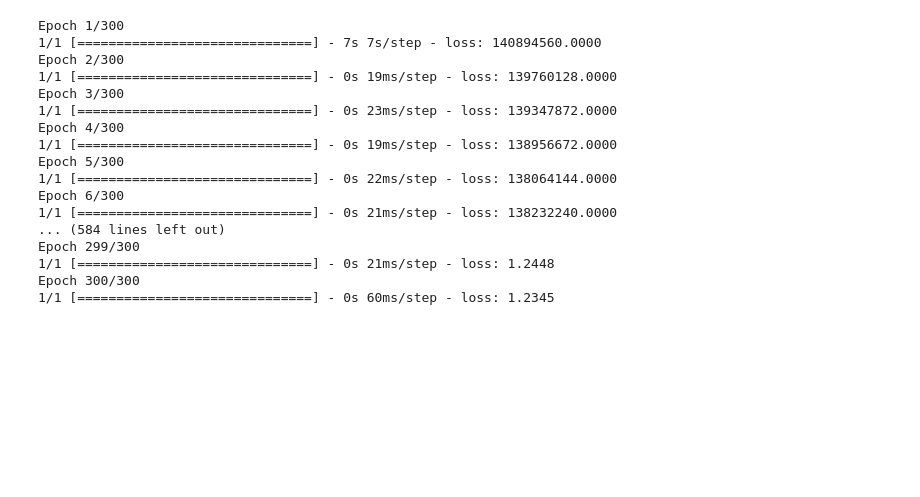
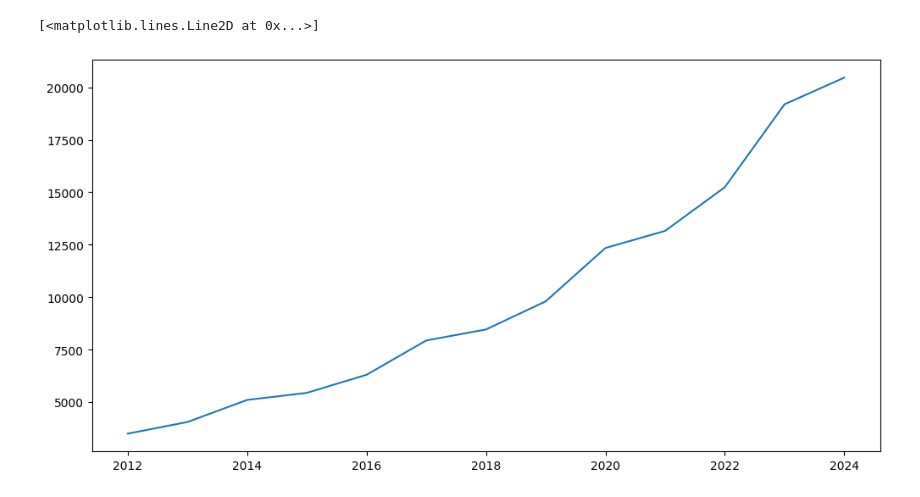
Before and after one commit to Aravind8967/Stock-Prediction, a Jupyter notebook: predict.ipynb, the cells around one changed output. Saved outputs shown, nothing was run; the diff lists cells and outputs as text; code cells hidden in the pictures; blank space fills up the shorter version.

```diff
--- a/predict.ipynb
+++ b/predict.ipynb
@@ -80,21 +52,6 @@ plt.plot(future_revenue['years'], future_revenue['values'])
-# %%
-predict_revenue = PredictValues(get_prev_values['years'], get_prev_values['net_income'])
-future_revenue = predict_revenue.get_future_values(c_details['net_income'], 2030)
-# %% [output]
-Epoch 1/300
-1/1 [==============================] - 7s 7s/step - loss: 140894560.0000
-Epoch 2/300
-1/1 [==============================] - 0s 19ms/step - loss: 139760128.0000
-Epoch 3/300
-1/1 [==============================] - 0s 23ms/step - loss: 139347872.0000
-Epoch 4/300
-1/1 [==============================] - 0s 19ms/step - loss: 138956672.0000
-Epoch 5/300
-1/1 [==============================] - 0s 22ms/step - loss: 138064144.0000
-Epoch 6/300
-1/1 [==============================] - 0s 21ms/step - loss: 138232240.0000
-... (584 lines left out)
-Epoch 299/300
-1/1 [==============================] - 0s 21ms/step - loss: 1.2448
-Epoch 300/300
-1/1 [==============================] - 0s 60ms/step - loss: 1.2345
+# %%
+plt.figure(figsize=(12, 6))
+plt.plot(get_future_values['years'], get_future_values['income'])
+# %% [output]
+[<matplotlib.lines.Line2D at 0x...>]
+[figure, added]
```
Also changed, not shown: parts of 11 cells of this notebook, 6 other files.
